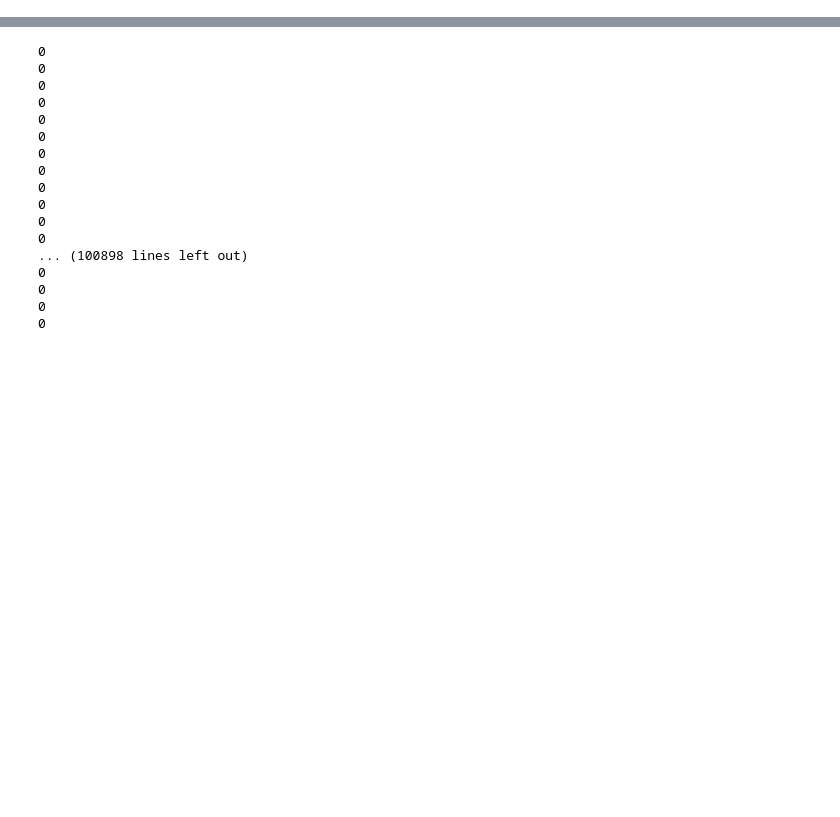
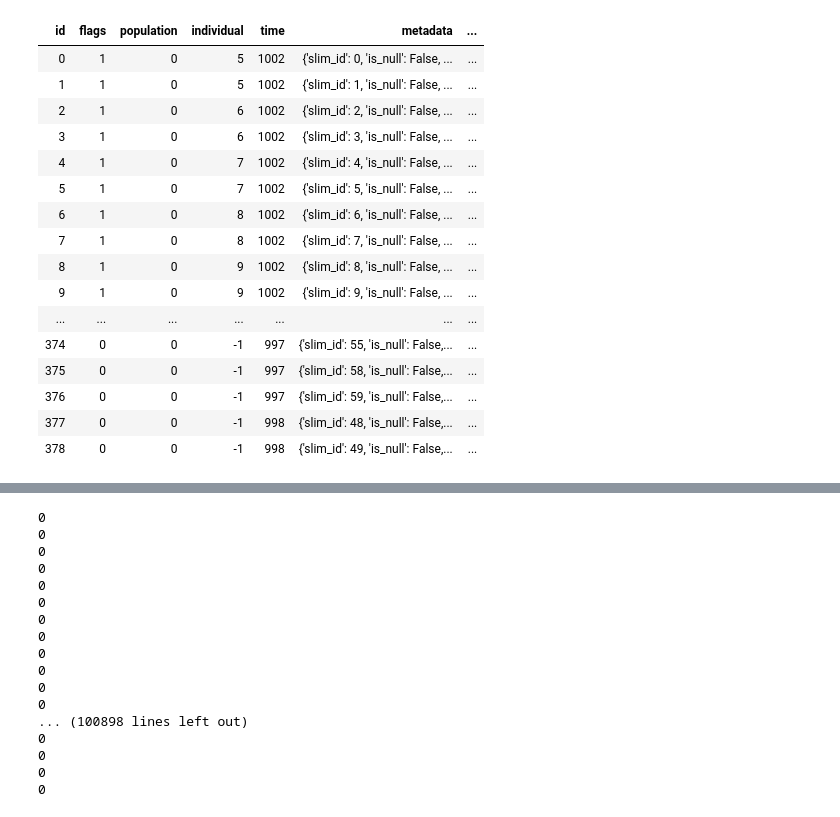
Before and after one commit to jgroh/selection-against-introgression, a Jupyter notebook: theory_and_simulations/code/ancestry.ipynb, the cells around one changed output, grey strips where cells are left out. Cells and saved outputs as stored; diff of their text form; code cells hidden in the pictures; blank space fills up the shorter version.

```diff
--- a/theory_and_simulations/code/ancestry.ipynb
+++ b/theory_and_simulations/code/ancestry.ipynb
@@ -30,0 +31,21 @@ Tree sequence has 0 sites
+# %%
+tbls = ts.dump_tables()
+tbls.nodes
+# %% [output]
+| id | flags | population | individual | time | metadata | ... |
+| 0 | 1 | 0 | 5 | 1002 | {'slim_id': 0, 'is_null': False, ... | ... |
+| 1 | 1 | 0 | 5 | 1002 | {'slim_id': 1, 'is_null': False, ... | ... |
+| 2 | 1 | 0 | 6 | 1002 | {'slim_id': 2, 'is_null': False, ... | ... |
+| 3 | 1 | 0 | 6 | 1002 | {'slim_id': 3, 'is_null': False, ... | ... |
+| 4 | 1 | 0 | 7 | 1002 | {'slim_id': 4, 'is_null': False, ... | ... |
+| 5 | 1 | 0 | 7 | 1002 | {'slim_id': 5, 'is_null': False, ... | ... |
+| 6 | 1 | 0 | 8 | 1002 | {'slim_id': 6, 'is_null': False, ... | ... |
+| 7 | 1 | 0 | 8 | 1002 | {'slim_id': 7, 'is_null': False, ... | ... |
+| 8 | 1 | 0 | 9 | 1002 | {'slim_id': 8, 'is_null': False, ... | ... |
+| 9 | 1 | 0 | 9 | 1002 | {'slim_id': 9, 'is_null': False, ... | ... |
+| ... | ... | ... | ... | ... | ... | ... |
+| 374 | 0 | 0 | -1 | 997 | {'slim_id': 55, 'is_null': False,... | ... |
+| 375 | 0 | 0 | -1 | 997 | {'slim_id': 58, 'is_null': False,... | ... |
+| 376 | 0 | 0 | -1 | 997 | {'slim_id': 59, 'is_null': False,... | ... |
+| 377 | 0 | 0 | -1 | 998 | {'slim_id': 48, 'is_null': False,... | ... |
+| 378 | 0 | 0 | -1 | 998 | {'slim_id': 49, 'is_null': False,... | ... |
```
Also changed, not shown: parts of 7 cells of this notebook, 2 other files.
